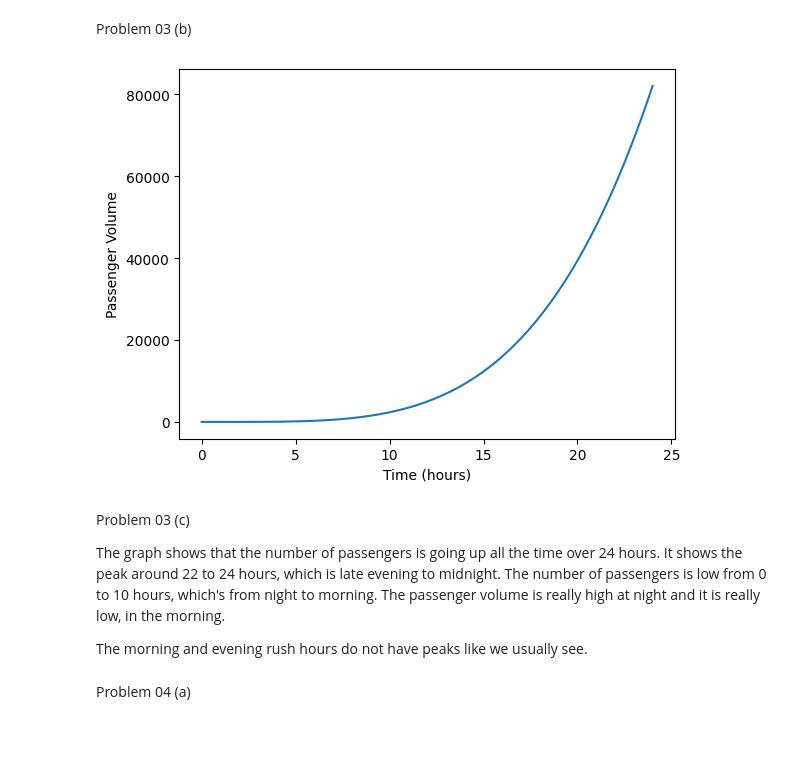
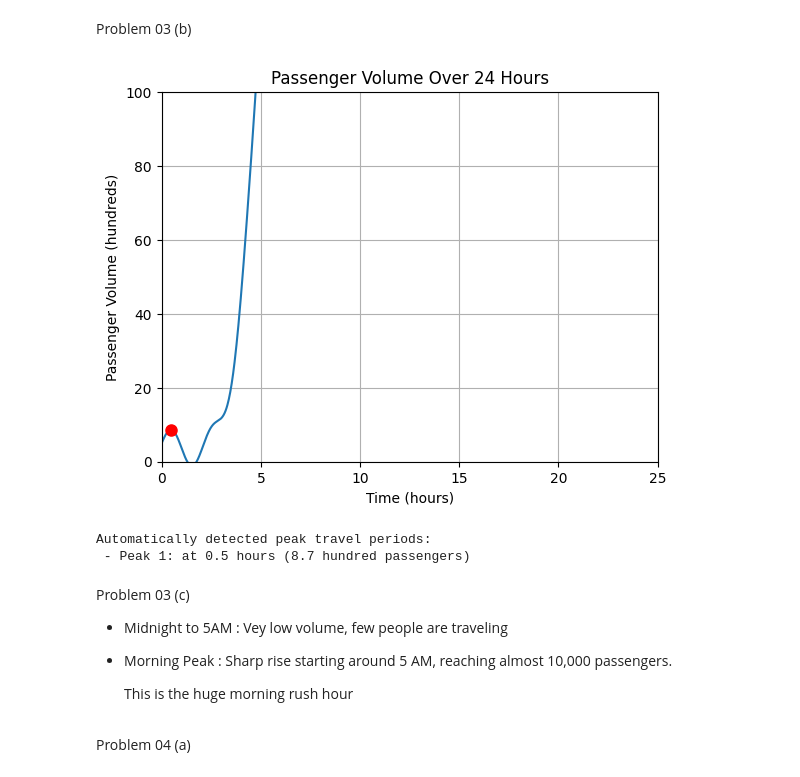
Before and after one commit to Bimee-Stack/Advanced-Mathematics-Coursework, a Jupyter notebook: Advanced_Mathematics_CW.ipynb, the cells around one changed output. Saved outputs shown, nothing was run; the diff lists cells and outputs as text; code cells hidden in the pictures; blank space fills up the shorter version.

```diff
--- a/Advanced_Mathematics_CW.ipynb
+++ b/Advanced_Mathematics_CW.ipynb
@@ -89,18 +90,43 @@ P = 5 + 4*np.sin(np.pi*t) - 1.5*(t**2) + (t**4)/4
 # %% [markdown]
 Problem 03 (b)
-# %%
-plt.plot(t, P)
-plt.xlabel('Time (hours)')
-plt.ylabel('Passenger Volume')
-plt.show()
-# %% [output]
-[figure, removed]
-# %% [markdown]
-Problem 03 (c)
-
-The graph shows that the number of passengers is going up all the time over 24 hours. It shows the peak around 22 to 24 hours, which is late evening to midnight. The number of passengers is low from 0 to 10 hours, which's from night to morning. The passenger volume is really high at night and it is really low, in the morning.
-
-The morning and evening rush hours do not have peaks like we usually see.
+# %%
+from scipy.signal import find_peaks
+
+t = np.linspace(0, 24, 1000)
+SeriesP = 5 + 4*np.sin(np.pi*t) - 1.5*(t**2) + (t**4)/4
+peaks, _ = find_peaks(SeriesP, height=5)
+
+# Plot
+plt.figure()
+plt.plot(t, SeriesP)
+plt.plot(t[peaks], SeriesP[peaks], "ro", markersize=8)
+
+plt.xlabel('Time (hours)')
+plt.ylabel('Passenger Volume (hundreds)')
+plt.ylim(0, 100)
+plt.xlim(0, 25)
+plt.title('Passenger Volume Over 24 Hours')
+plt.grid(True)
+plt.show()
+
+#detected peaks
+print("Automatically detected peak travel periods:")
+for i, peak_idx in enumerate(peaks):
+    peak_time = t[peak_idx]
+    peak_volume = SeriesP[peak_idx]
+    print(f" - Peak {i+1}: at {peak_time:.1f} hours ({peak_volume:.1f} hundred passengers)")
+# %% [output]
+[figure, added]
+Automatically detected peak travel periods:
+ - Peak 1: at 0.5 hours (8.7 hundred passengers)
+# %% [markdown]
+Problem 03 (c)
+
+
+*   Midnight to 5AM : Vey low volume, few people are traveling
+*   Morning Peak : Sharp rise starting around 5 AM, reaching almost 10,000 passengers.
+
+    This is the huge morning rush hour
 # %% [markdown]
 Problem 04 (a)
 # %%
```
Also changed, not shown: parts of 11 cells of this notebook.
